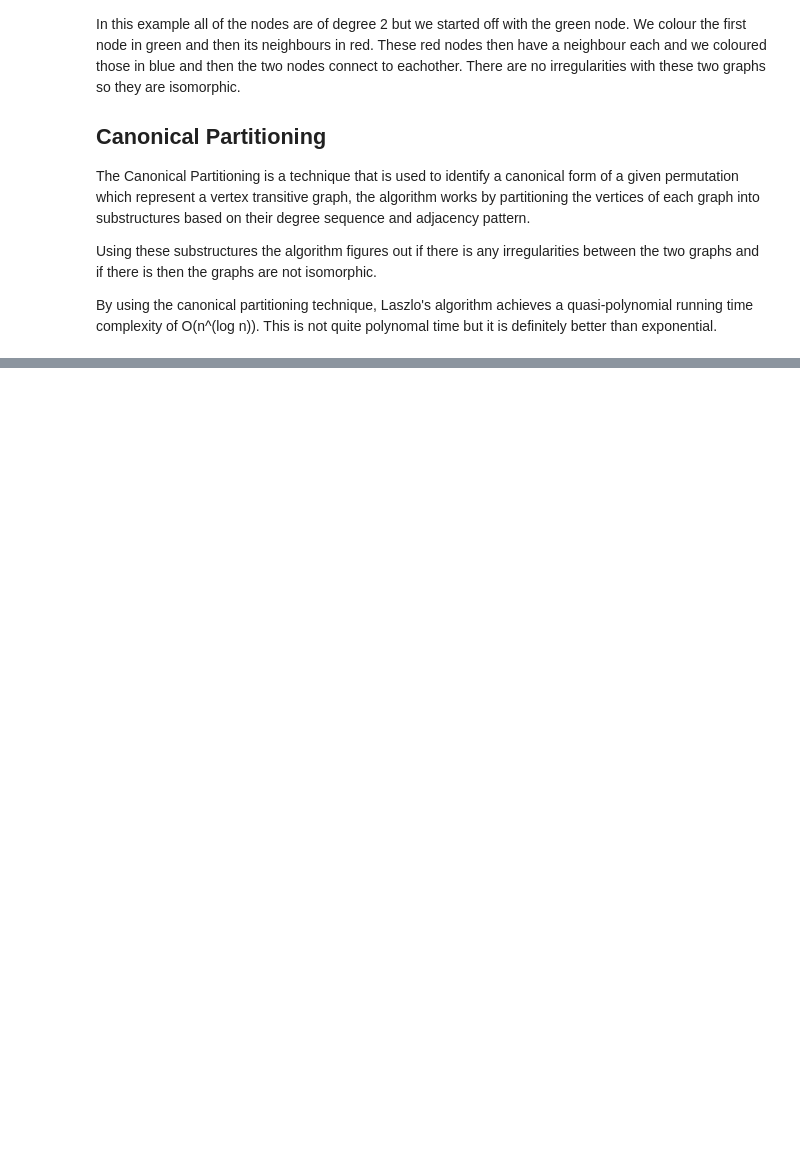
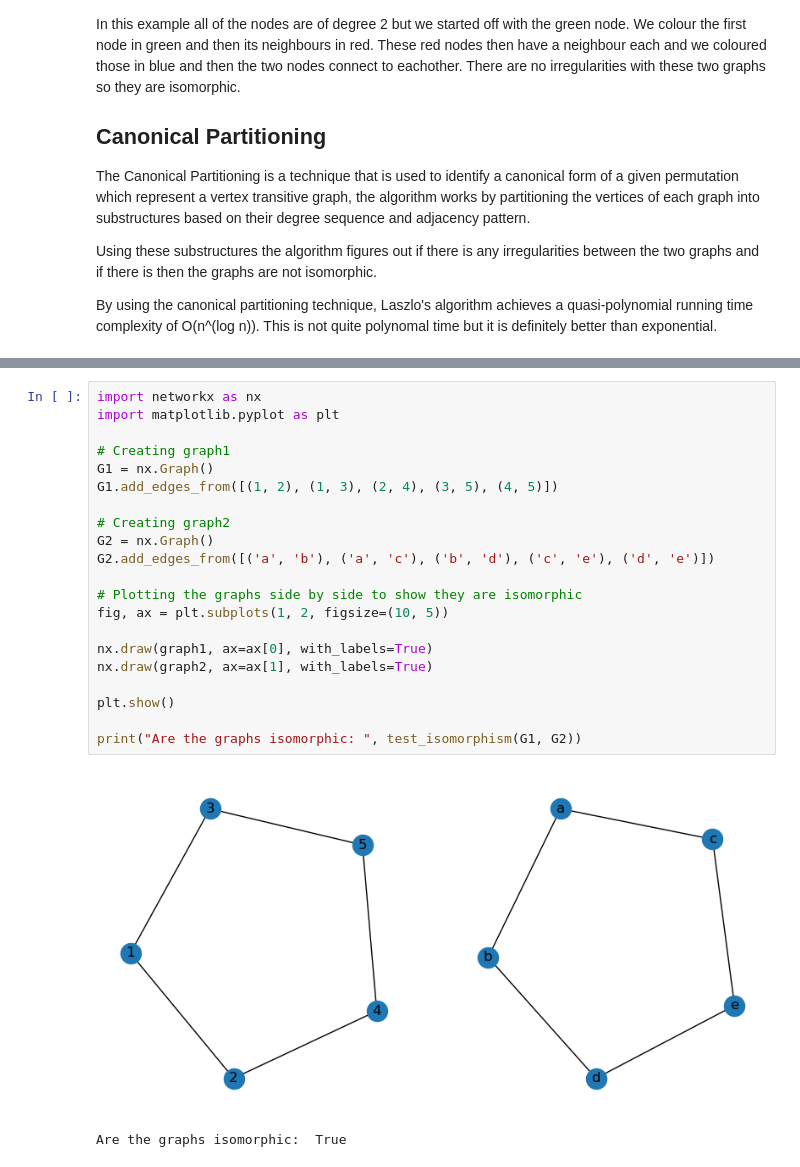
Before and after one commit to Adrian-Holk-Lebinski/Graph-Theory-Labs, a Jupyter notebook: graph_isomorphism.ipynb, the cells around one changed output, grey strips where cells are left out. Saved outputs shown, nothing was run; the diff lists cells and outputs as text; blank space fills up the shorter version.

```diff
--- a/graph_isomorphism.ipynb
+++ b/graph_isomorphism.ipynb
@@ -72,0 +148,24 @@ The algorithm repeats the following steps:
+# %%
+import networkx as nx
+import matplotlib.pyplot as plt
+
+# Creating graph1
+G1 = nx.Graph()
+G1.add_edges_from([(1, 2), (1, 3), (2, 4), (3, 5), (4, 5)])
+
+# Creating graph2
+G2 = nx.Graph()
+G2.add_edges_from([('a', 'b'), ('a', 'c'), ('b', 'd'), ('c', 'e'), ('d', 'e')])
+
+# Plotting the graphs side by side to show they are isomorphic
+fig, ax = plt.subplots(1, 2, figsize=(10, 5))
+
+nx.draw(graph1, ax=ax[0], with_labels=True)
+nx.draw(graph2, ax=ax[1], with_labels=True)
+
+plt.show()
+
+print("Are the graphs isomorphic: ", test_isomorphism(G1, G2))
+# %% [output]
+[figure, added]
+Are the graphs isomorphic:  True
```
Also changed, not shown: parts of 5 cells of this notebook.
